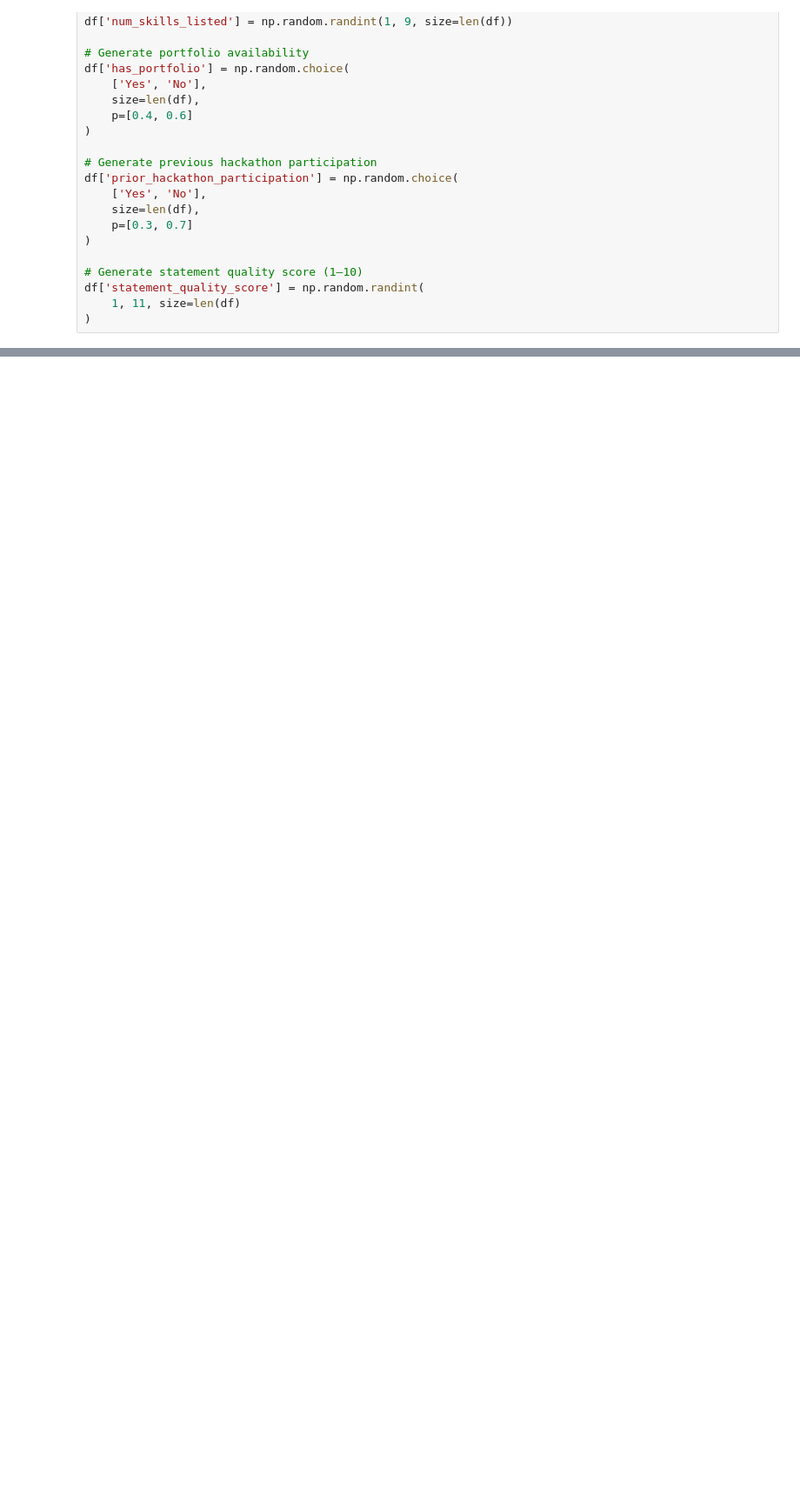
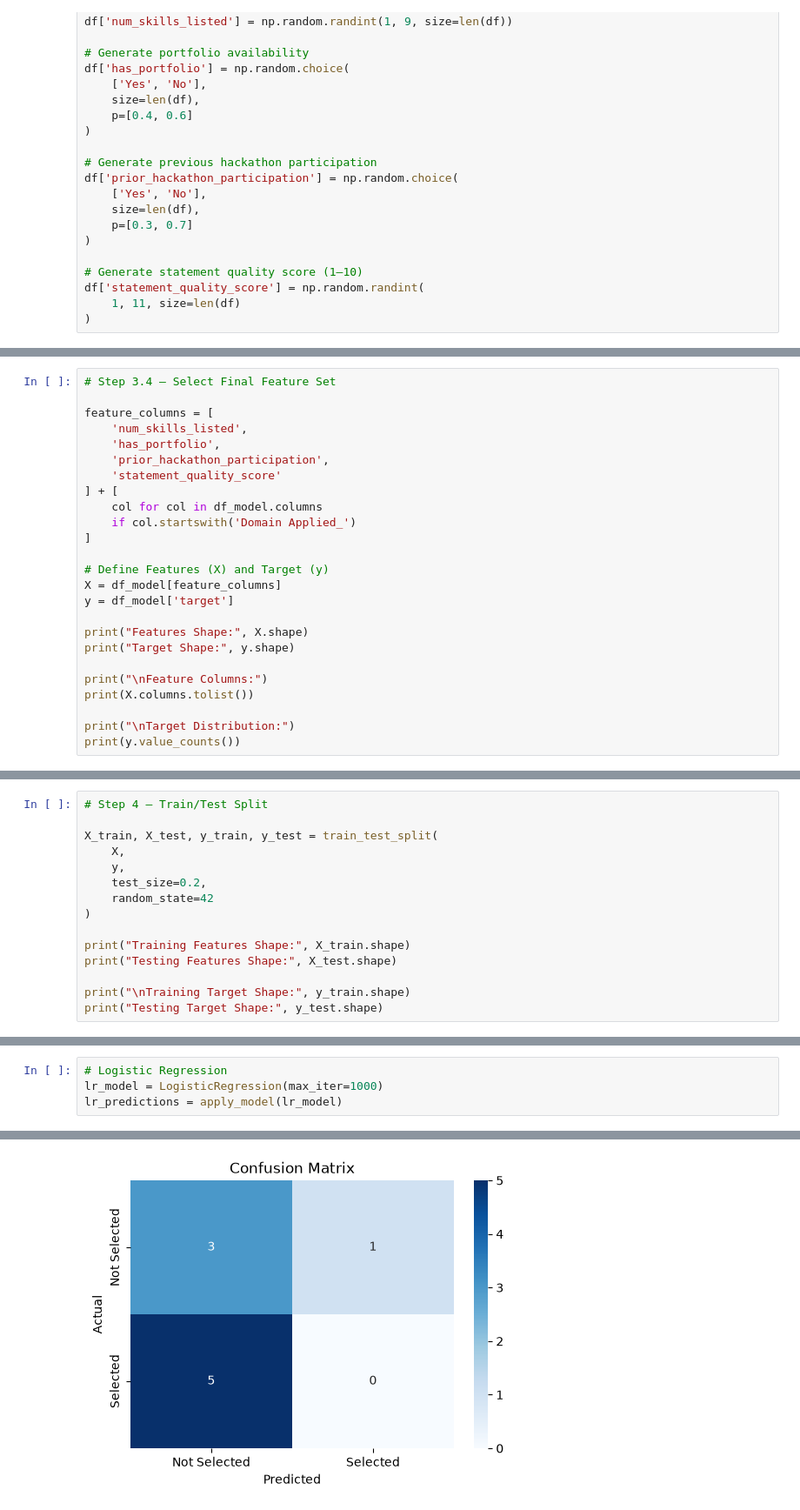
Before and after one commit to mohra863/NextGenLearners-Data-Science-Internship, a Jupyter notebook: week4-capstone/Week4_Capstone_Mohraeil_Maged.ipynb, the cells around one changed output, grey strips where cells are left out. Shown at 87% size. Cells and saved outputs as stored; diff of their text form; blank space fills up the shorter version.

```diff
--- a/week4-capstone/Week4_Capstone_Mohraeil_Maged.ipynb
+++ b/week4-capstone/Week4_Capstone_Mohraeil_Maged.ipynb
@@ -120,0 +253,25 @@ max                    9.000000
+# %%
+# Step 3.4 — Select Final Feature Set
+
+feature_columns = [
+    'num_skills_listed',
+    'has_portfolio',
+    'prior_hackathon_participation',
+    'statement_quality_score'
+] + [
+    col for col in df_model.columns
+    if col.startswith('Domain Applied_')
+]
+
+# Define Features (X) and Target (y)
+X = df_model[feature_columns]
+y = df_model['target']
+
+print("Features Shape:", X.shape)
+print("Target Shape:", y.shape)
+
+print("\nFeature Columns:")
+print(X.columns.tolist())
+
+print("\nTarget Distribution:")
+print(y.value_counts())
@@ -120,0 +292,15 @@ max                    9.000000
+# %%
+# Step 4 — Train/Test Split
+
+X_train, X_test, y_train, y_test = train_test_split(
+    X,
+    y,
+    test_size=0.2,
+    random_state=42
+)
+
+print("Training Features Shape:", X_train.shape)
+print("Testing Features Shape:", X_test.shape)
+
+print("\nTraining Target Shape:", y_train.shape)
+print("Testing Target Shape:", y_test.shape)
@@ -120,0 +363,5 @@ max                    9.000000
+# %%
+# Logistic Regression
+lr_model = LogisticRegression(max_iter=1000)
+lr_predictions = apply_model(lr_model)
+# %% [output]
@@ -120,0 +387 @@ max                    9.000000
+[figure, added]
```
Also changed, not shown: parts of 43 cells of this notebook, 1 other file.
